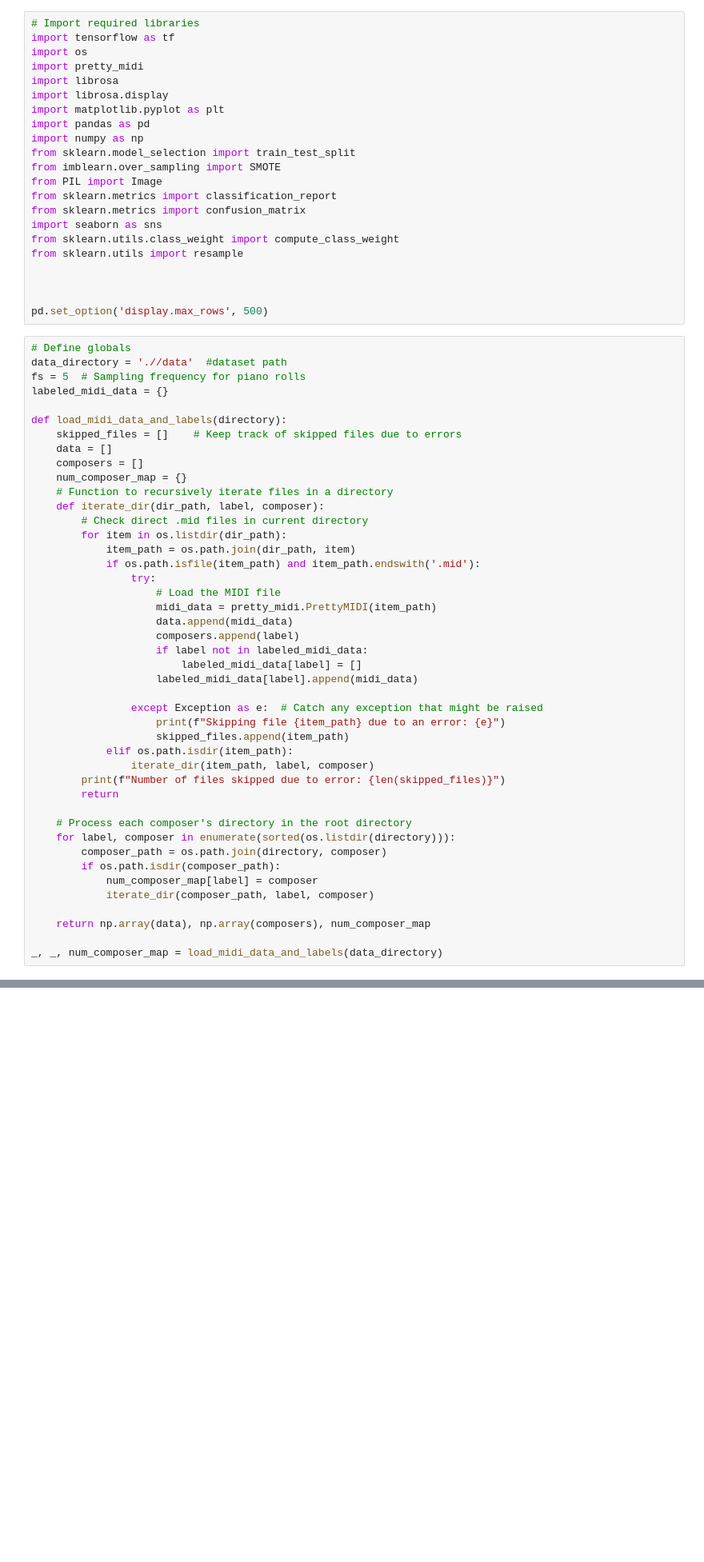
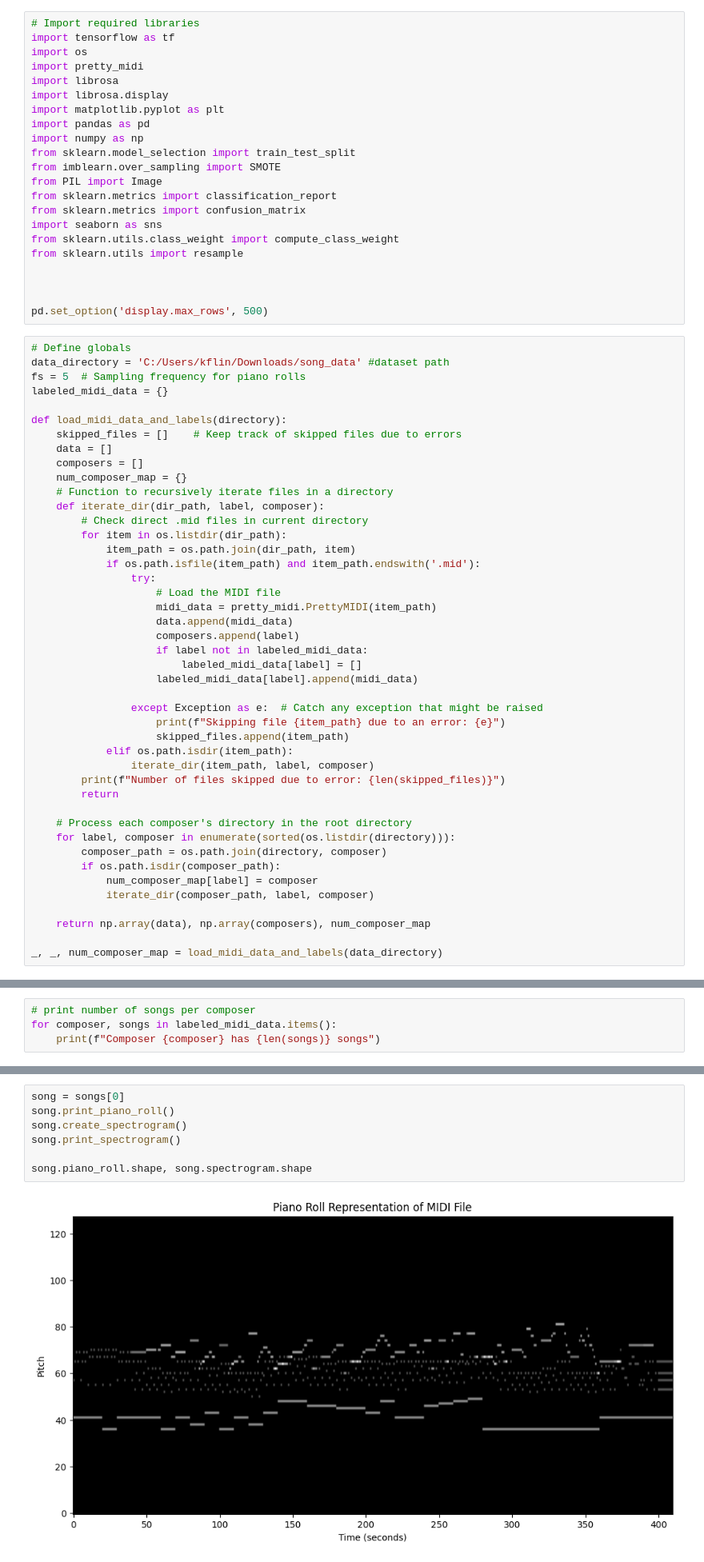
Before and after one commit to seema469/AAI_511_DeepLearning, a Jupyter notebook: cv_model.ipynb, the cells around one changed output, grey strips where cells are left out. Shown at 80% size. Saved outputs shown, nothing was run; the diff lists cells and outputs as text; blank space fills up the shorter version.

```diff
--- a/cv_model.ipynb
+++ b/cv_model.ipynb
@@ -24,7 +26,7 @@ from sklearn.utils import resample
 pd.set_option('display.max_rows', 500)
 # %%
 # Define globals
-data_directory = './/data'  #dataset path
+data_directory = 'C:/Users/kflin/Downloads/song_data' #dataset path
 fs = 5  # Sampling frequency for piano rolls
 labeled_midi_data = {}
 
@@ -78,0 +92,4 @@ print(labeled_midi_data)
+# %%
+# print number of songs per composer
+for composer, songs in labeled_midi_data.items():
+    print(f"Composer {composer} has {len(songs)} songs")
@@ -145,0 +200,9 @@ print(len(songs))
+# %%
+song = songs[0]
+song.print_piano_roll()
+song.create_spectrogram()
+song.print_spectrogram()
+
+song.piano_roll.shape, song.spectrogram.shape
+# %% [output]
+[figure, added]
```
Also changed, not shown: parts of 24 cells of this notebook.
